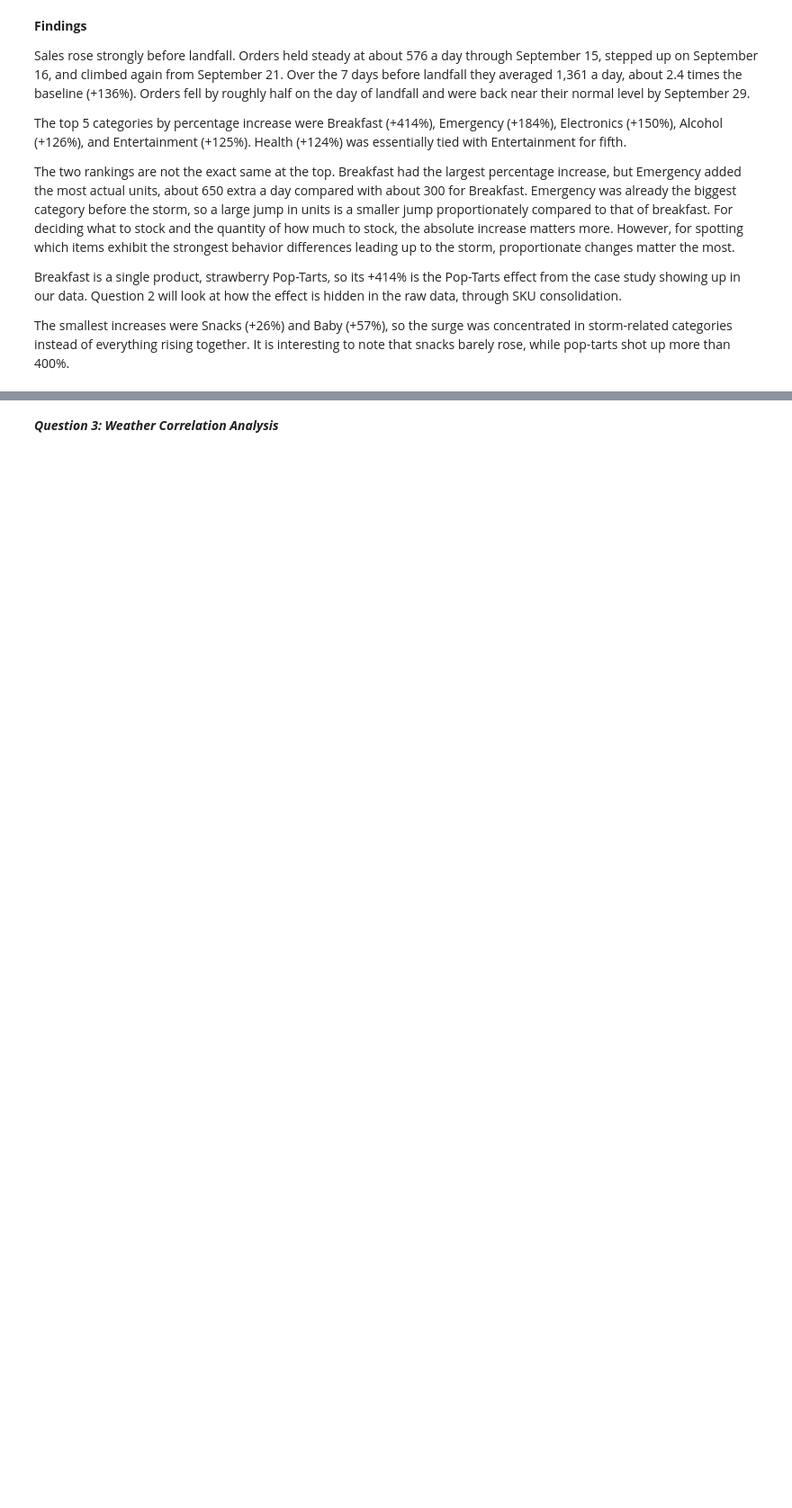
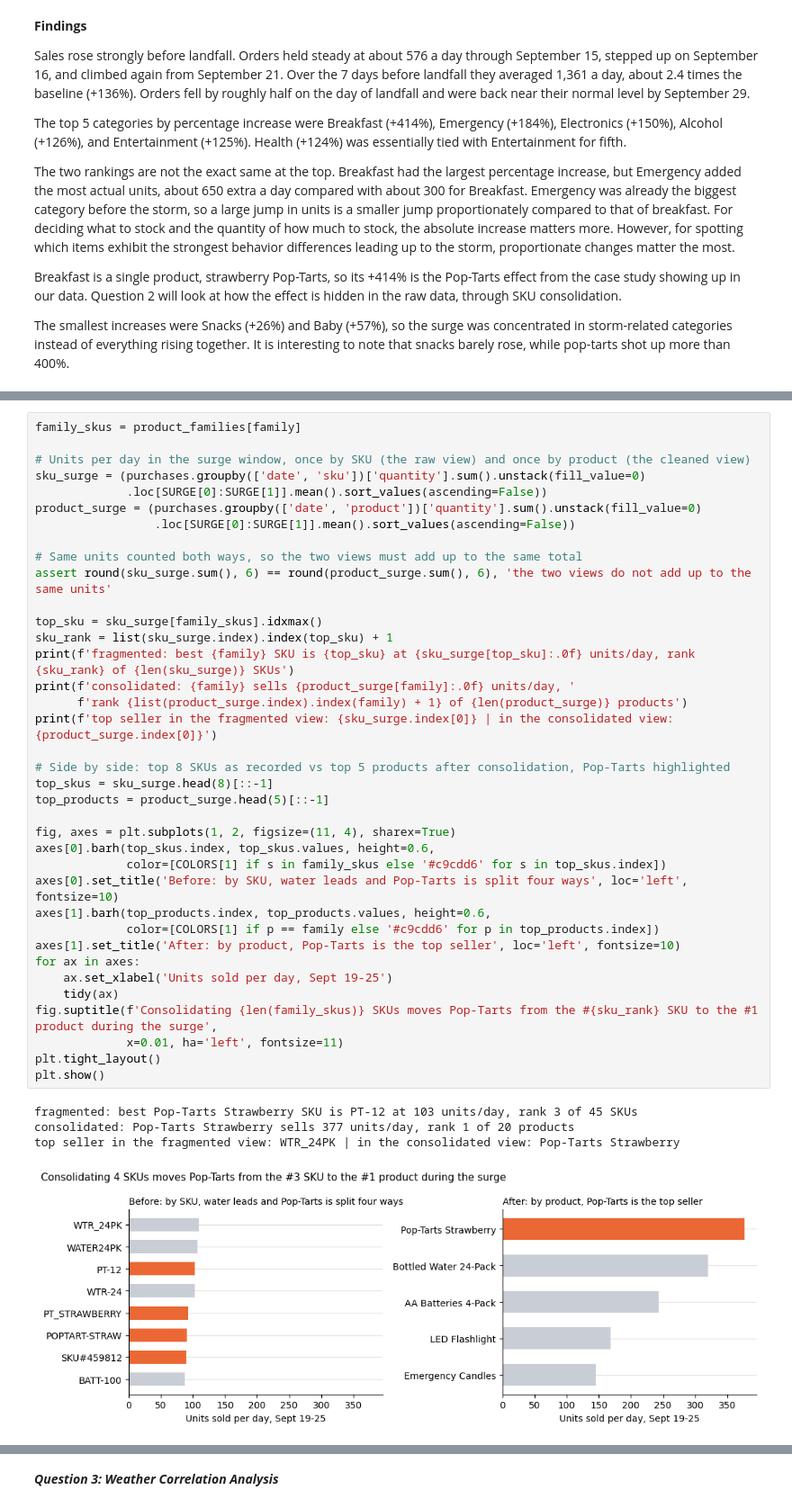
Before and after one commit to BenFreilichUVA/walmart-hurricane-project, a Jupyter notebook: notebooks/scratch/team_notebook.ipynb, the cells around one changed output, grey strips where cells are left out. Shown at 90% size. Cells and saved outputs as stored; diff of their text form; blank space fills up the shorter version.

```diff
--- a/notebooks/scratch/team_notebook.ipynb
+++ b/notebooks/scratch/team_notebook.ipynb
@@ -786,0 +882,42 @@ The smallest increases were Snacks (+26%) and Baby (+57%), so the surge was conc
+# %%
+family_skus = product_families[family]
+
+# Units per day in the surge window, once by SKU (the raw view) and once by product (the cleaned view)
+sku_surge = (purchases.groupby(['date', 'sku'])['quantity'].sum().unstack(fill_value=0)
+             .loc[SURGE[0]:SURGE[1]].mean().sort_values(ascending=False))
+product_surge = (purchases.groupby(['date', 'product'])['quantity'].sum().unstack(fill_value=0)
+                 .loc[SURGE[0]:SURGE[1]].mean().sort_values(ascending=False))
+
+# Same units counted both ways, so the two views must add up to the same total
+assert round(sku_surge.sum(), 6) == round(product_surge.sum(), 6), 'the two views do not add up to the same units'
+
+top_sku = sku_surge[family_skus].idxmax()
+sku_rank = list(sku_surge.index).index(top_sku) + 1
+print(f'fragmented: best {family} SKU is {top_sku} at {sku_surge[top_sku]:.0f} units/day, rank {sku_rank} of {len(sku_surge)} SKUs')
+print(f'consolidated: {family} sells {product_surge[family]:.0f} units/day, '
+      f'rank {list(product_surge.index).index(family) + 1} of {len(product_surge)} products')
+print(f'top seller in the fragmented view: {sku_surge.index[0]} | in the consolidated view: {product_surge.index[0]}')
+
+# Side by side: top 8 SKUs as recorded vs top 5 products after consolidation, Pop-Tarts highlighted
+top_skus = sku_surge.head(8)[::-1]
+top_products = product_surge.head(5)[::-1]
+
+fig, axes = plt.subplots(1, 2, figsize=(11, 4), sharex=True)
+axes[0].barh(top_skus.index, top_skus.values, height=0.6,
+             color=[COLORS[1] if s in family_skus else '#c9cdd6' for s in top_skus.index])
+axes[0].set_title('Before: by SKU, water leads and Pop-Tarts is split four ways', loc='left', fontsize=10)
+axes[1].barh(top_products.index, top_products.values, height=0.6,
+             color=[COLORS[1] if p == family else '#c9cdd6' for p in top_products.index])
+axes[1].set_title('After: by product, Pop-Tarts is the top seller', loc='left', fontsize=10)
+for ax in axes:
+    ax.set_xlabel('Units sold per day, Sept 19-25')
+    tidy(ax)
+fig.suptitle(f'Consolidating {len(family_skus)} SKUs moves Pop-Tarts from the #{sku_rank} SKU to the #1 product during the surge',
+             x=0.01, ha='left', fontsize=11)
+plt.tight_layout()
+plt.show()
+# %% [output]
+fragmented: best Pop-Tarts Strawberry SKU is PT-12 at 103 units/day, rank 3 of 45 SKUs
+consolidated: Pop-Tarts Strawberry sells 377 units/day, rank 1 of 20 products
+top seller in the fragmented view: WTR_24PK | in the consolidated view: Pop-Tarts Strawberry
+[figure, added]
```
Also changed, not shown: parts of 8 cells of this notebook.
